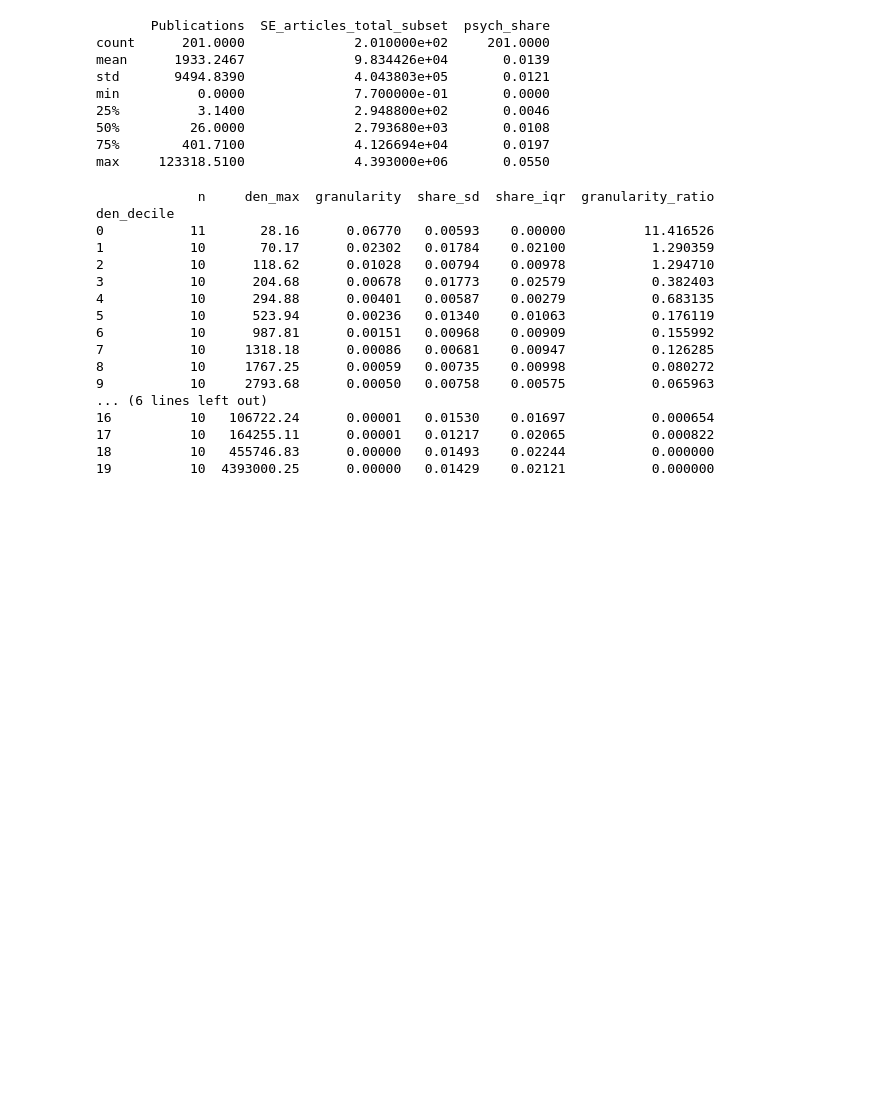
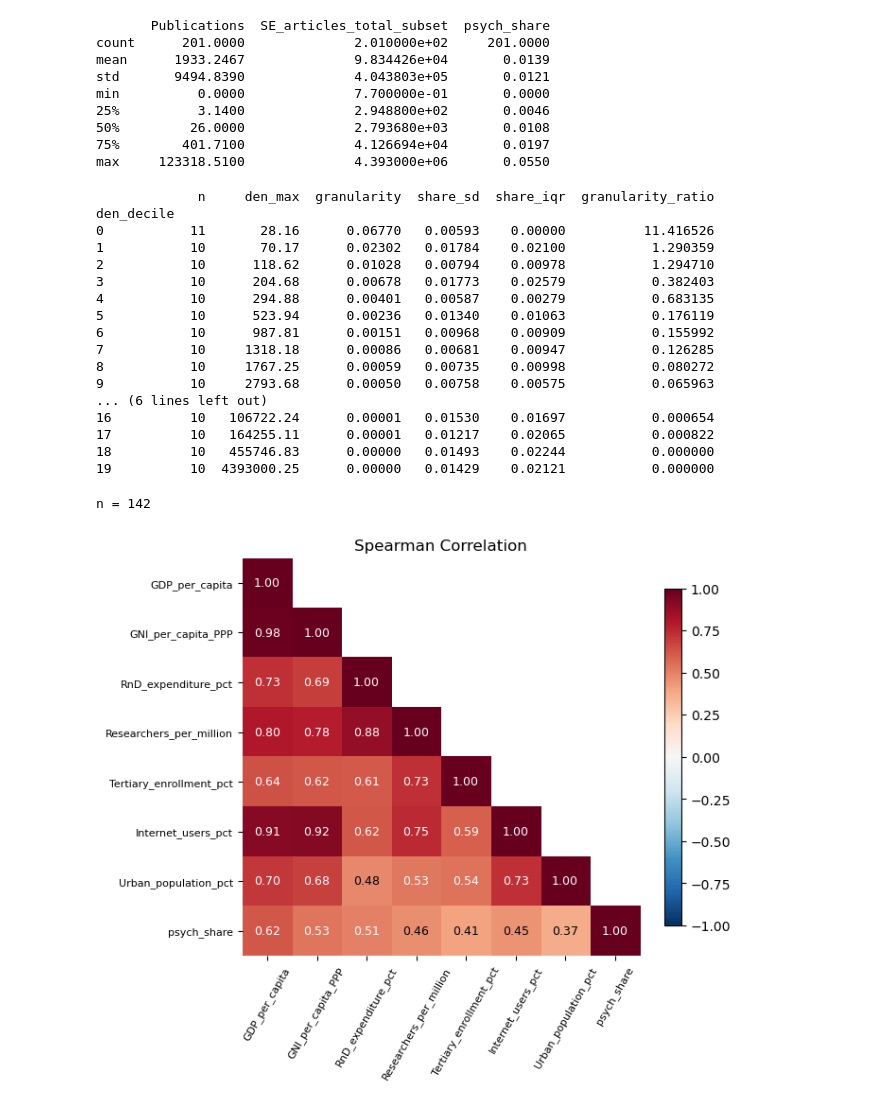
Before and after one commit to EmilineLabbe/who-decides-what-psych-says, a Jupyter notebook: notebooks/01_data_insights.ipynb, the cells around one changed output. Drawn from its saved outputs; the diff is of its cells as text; code cells hidden in the pictures; blank space fills up the shorter version.

Commit message:
exploratory correlation analysis and OLS

```diff
--- a/notebooks/01_data_insights.ipynb
+++ b/notebooks/01_data_insights.ipynb
@@ -198,3 +198,43 @@ den_decile
 17          10   164255.11      0.00001   0.01217    0.02065           0.000822
 18          10   455746.83      0.00000   0.01493    0.02244           0.000000
 19          10  4393000.25      0.00000   0.01429    0.02121           0.000000
+# %%
+THRESHOLD = 500
+d = base[(base['SE_articles_total_subset'] >= THRESHOLD) &
+         (base['Publications'] > 0)].dropna(subset=['GDP_per_capita']).copy()
+print(f"n = {len(d)}")
+# %% [output]
+n = 142
+# %%
+preds = ['GDP_per_capita', 'GNI_per_capita_PPP', 'RnD_expenditure_pct',
+         'Researchers_per_million', 'Tertiary_enrollment_pct',
+         'Internet_users_pct', 'Urban_population_pct']
+
+sub = d[preds + ['psych_share']].dropna()
+spear = sub.corr(method='spearman')
+spear_masked = spear.where(np.tril(np.ones(spear.shape)).astype(bool))
+
+fig, ax = plt.subplots(figsize=(7, 6))
+im = ax.imshow(spear_masked, cmap='RdBu_r', vmin=-1, vmax=1, origin='upper')
+
+ax.set_xticks(range(len(spear)))
+ax.set_xticklabels(spear.columns, rotation=60, fontsize=8)
+ax.set_yticks(range(len(spear)))
+ax.set_yticklabels(spear.columns, fontsize=8)
+ax.set_title('Spearman Correlation')
+
+for spine in ax.spines.values():
+    spine.set_visible(False)
+
+for i in range(len(spear)):
+    for j in range(len(spear)):
+        val = spear_masked.iloc[i, j]
+        if pd.notna(val):
+            val = float(val) # type: ignore
+            ax.text(j, i, f"{val:.2f}", ha="center", va="center", fontsize=9,
+                    color="white" if abs(val) > 0.5 else "black")
+
+plt.colorbar(im, ax=ax, shrink=0.8)
+plt.tight_layout()
+# %% [output]
+[figure, added]
```
Also changed, not shown: parts of 4 cells of this notebook.
